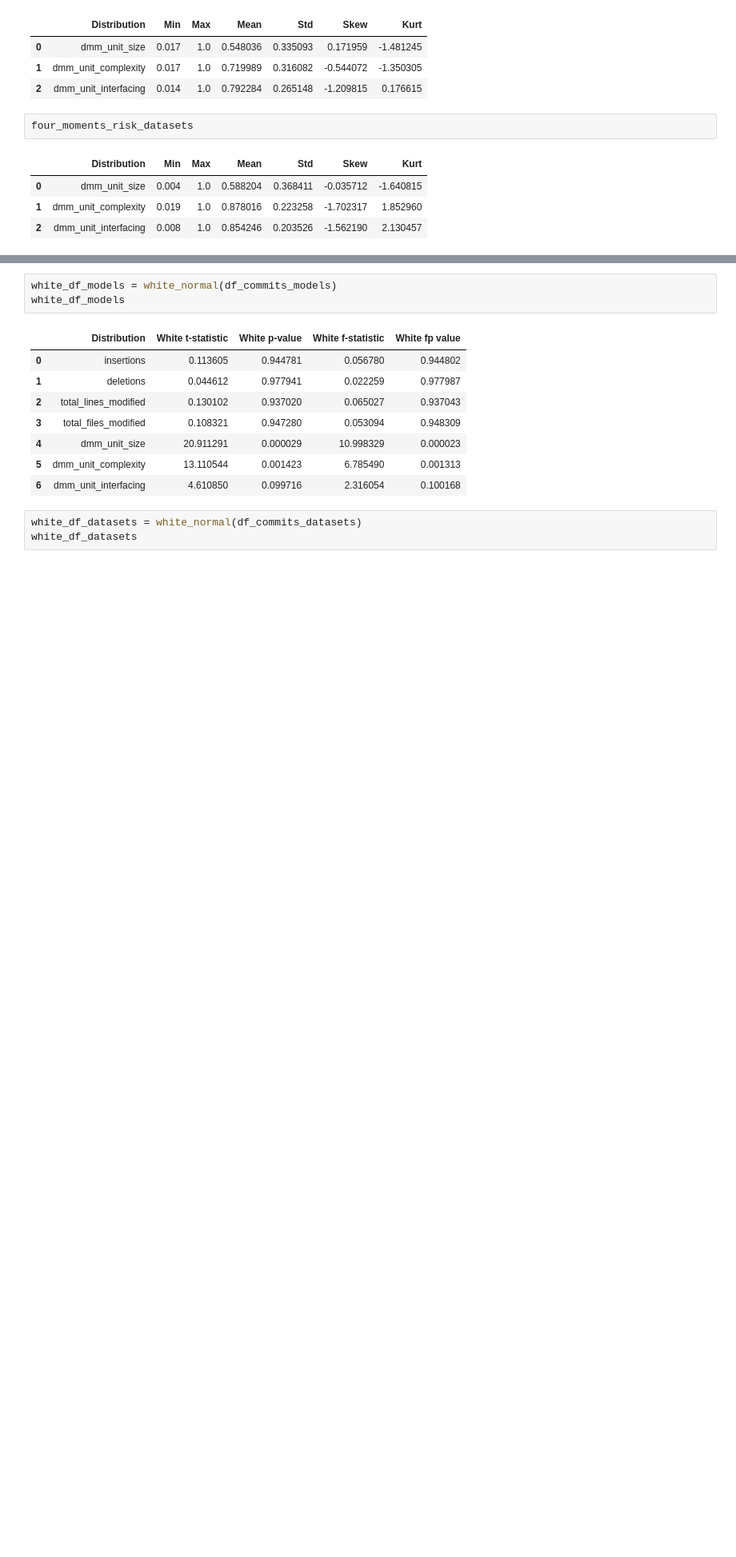
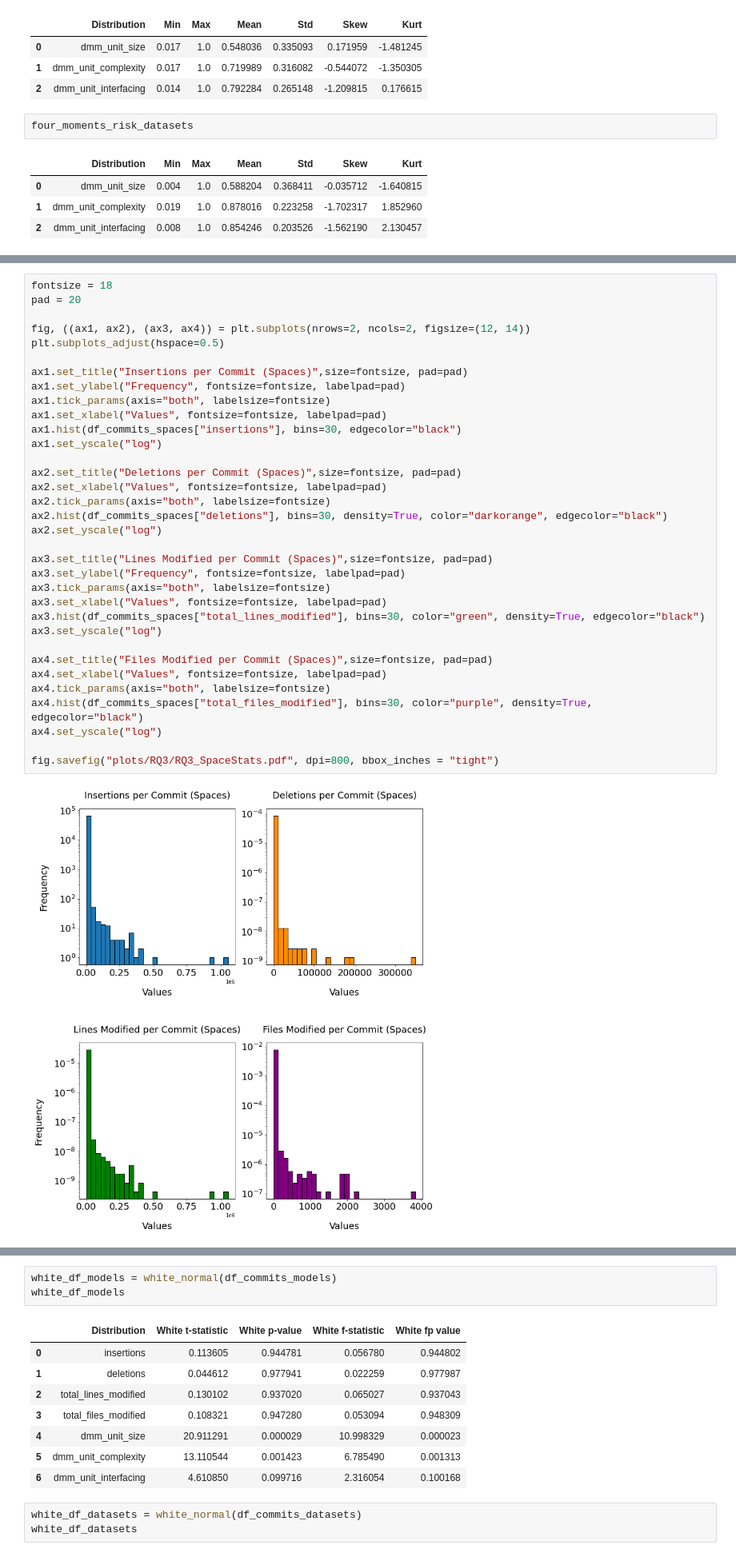
Before and after one commit to Elang89/hf-evolution, a Jupyter notebook: notebooks/statistical_comparisons.ipynb, the cells around one changed output, grey strips where cells are left out. Shown at 80% size. Saved outputs shown, nothing was run; the diff lists cells and outputs as text; blank space fills up the shorter version.

```diff
--- a/notebooks/statistical_comparisons.ipynb
+++ b/notebooks/statistical_comparisons.ipynb
@@ -197,5 +255,41 @@ ax4.set_yscale("log")
 # %% [output]
 [figure]
+# %%
+fontsize = 18
+pad = 20
+
+fig, ((ax1, ax2), (ax3, ax4)) = plt.subplots(nrows=2, ncols=2, figsize=(12, 14))
+plt.subplots_adjust(hspace=0.5)
+
+ax1.set_title("Insertions per Commit (Spaces)",size=fontsize, pad=pad)
+ax1.set_ylabel("Frequency", fontsize=fontsize, labelpad=pad)
+ax1.tick_params(axis="both", labelsize=fontsize)
+ax1.set_xlabel("Values", fontsize=fontsize, labelpad=pad)
+ax1.hist(df_commits_spaces["insertions"], bins=30, edgecolor="black")
+ax1.set_yscale("log")
+
+ax2.set_title("Deletions per Commit (Spaces)",size=fontsize, pad=pad)
+ax2.set_xlabel("Values", fontsize=fontsize, labelpad=pad)
+ax2.tick_params(axis="both", labelsize=fontsize)
+ax2.hist(df_commits_spaces["deletions"], bins=30, density=True, color="darkorange", edgecolor="black")
+ax2.set_yscale("log")
+
+ax3.set_title("Lines Modified per Commit (Spaces)",size=fontsize, pad=pad)
+ax3.set_ylabel("Frequency", fontsize=fontsize, labelpad=pad)
+ax3.tick_params(axis="both", labelsize=fontsize)
+ax3.set_xlabel("Values", fontsize=fontsize, labelpad=pad)
+ax3.hist(df_commits_spaces["total_lines_modified"], bins=30, color="green", density=True, edgecolor="black")
+ax3.set_yscale("log")
+
+ax4.set_title("Files Modified per Commit (Spaces)",size=fontsize, pad=pad)
+ax4.set_xlabel("Values", fontsize=fontsize, labelpad=pad)
+ax4.tick_params(axis="both", labelsize=fontsize)
+ax4.hist(df_commits_spaces["total_files_modified"], bins=30, color="purple", density=True, edgecolor="black")
+ax4.set_yscale("log")
+
+fig.savefig("plots/RQ3/RQ3_SpaceStats.pdf", dpi=800, bbox_inches = "tight")
+# %% [output]
+[figure, added]
 # %%
 fontsize = 24
 pad = 20
```
Also changed, not shown: parts of 12 cells of this notebook, 29 other files.
